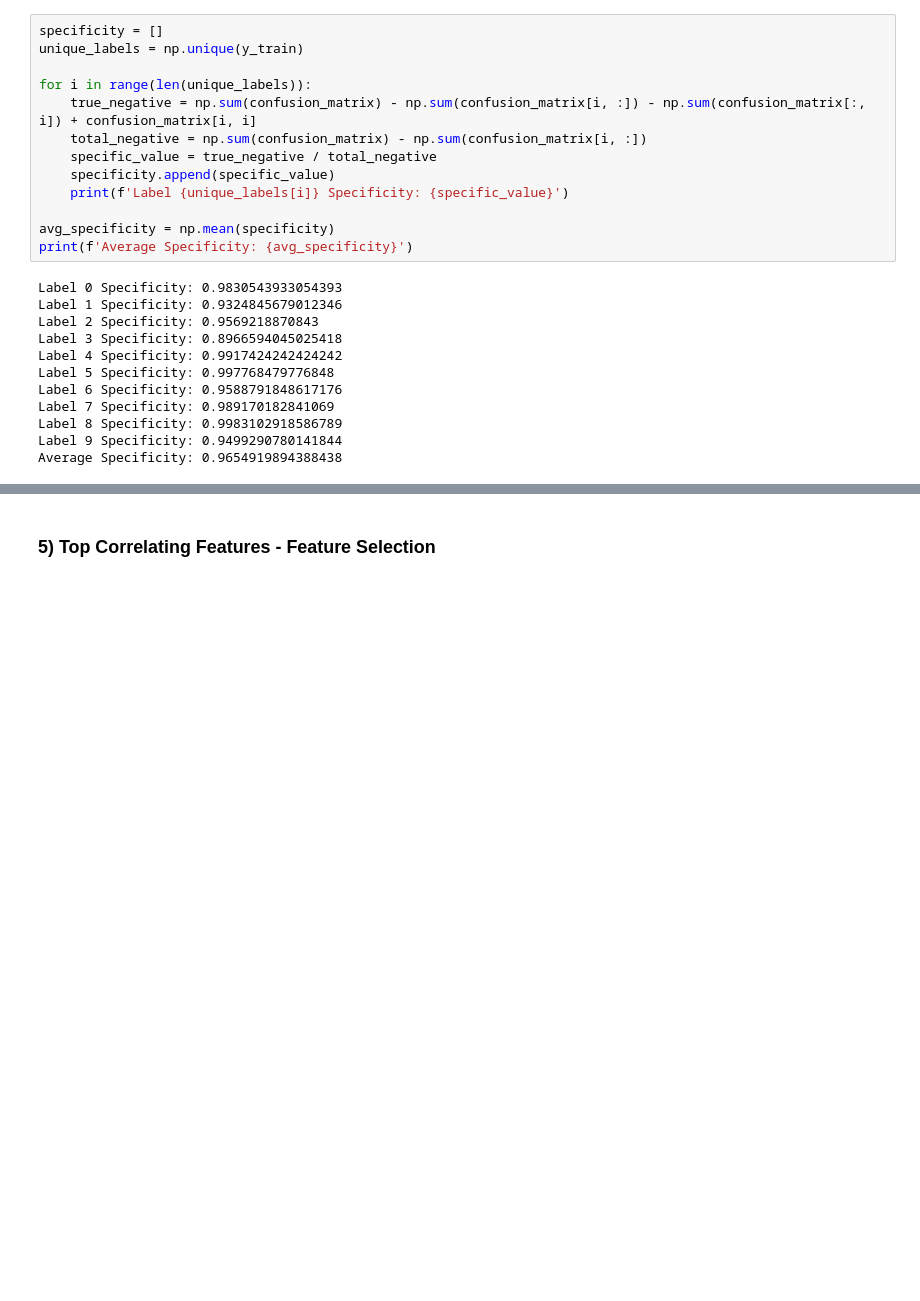
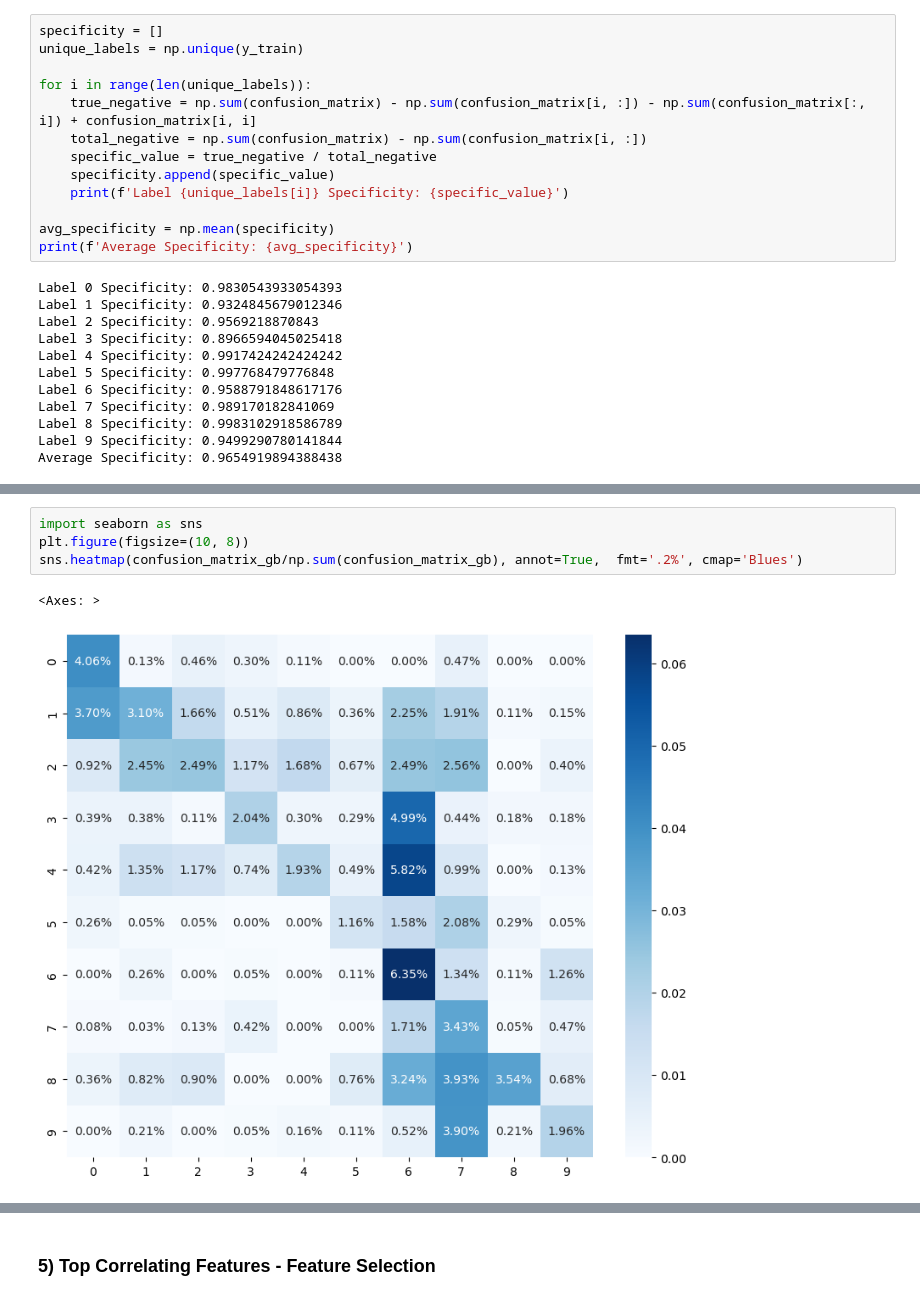
Before and after one commit to farheenfab/DMML-GroupProject, a Jupyter notebook: CW/CW - Part 1.ipynb, the cells around one changed output, grey strips where cells are left out. Drawn from its saved outputs; the diff is of its cells as text; blank space fills up the shorter version.

```diff
--- a/CW/CW - Part 1.ipynb
+++ b/CW/CW - Part 1.ipynb
@@ -605,0 +703,7 @@ KeyboardInterrupt:
+# %%
+import seaborn as sns
+plt.figure(figsize=(10, 8))
+sns.heatmap(confusion_matrix_gb/np.sum(confusion_matrix_gb), annot=True,  fmt='.2%', cmap='Blues')
+# %% [output]
+<Axes: >
+[figure, added]
```
Also changed, not shown: parts of 95 cells of this notebook.
